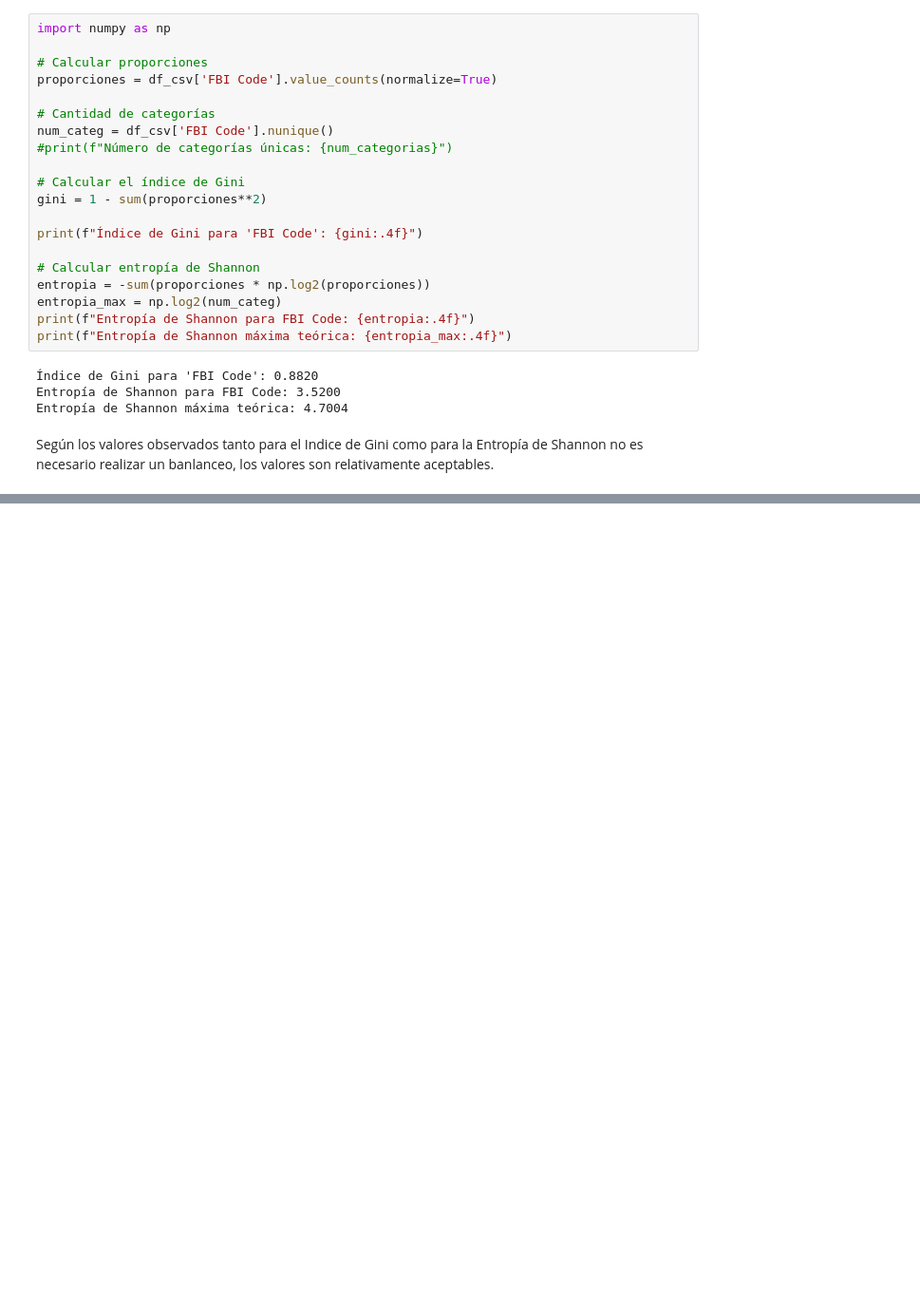
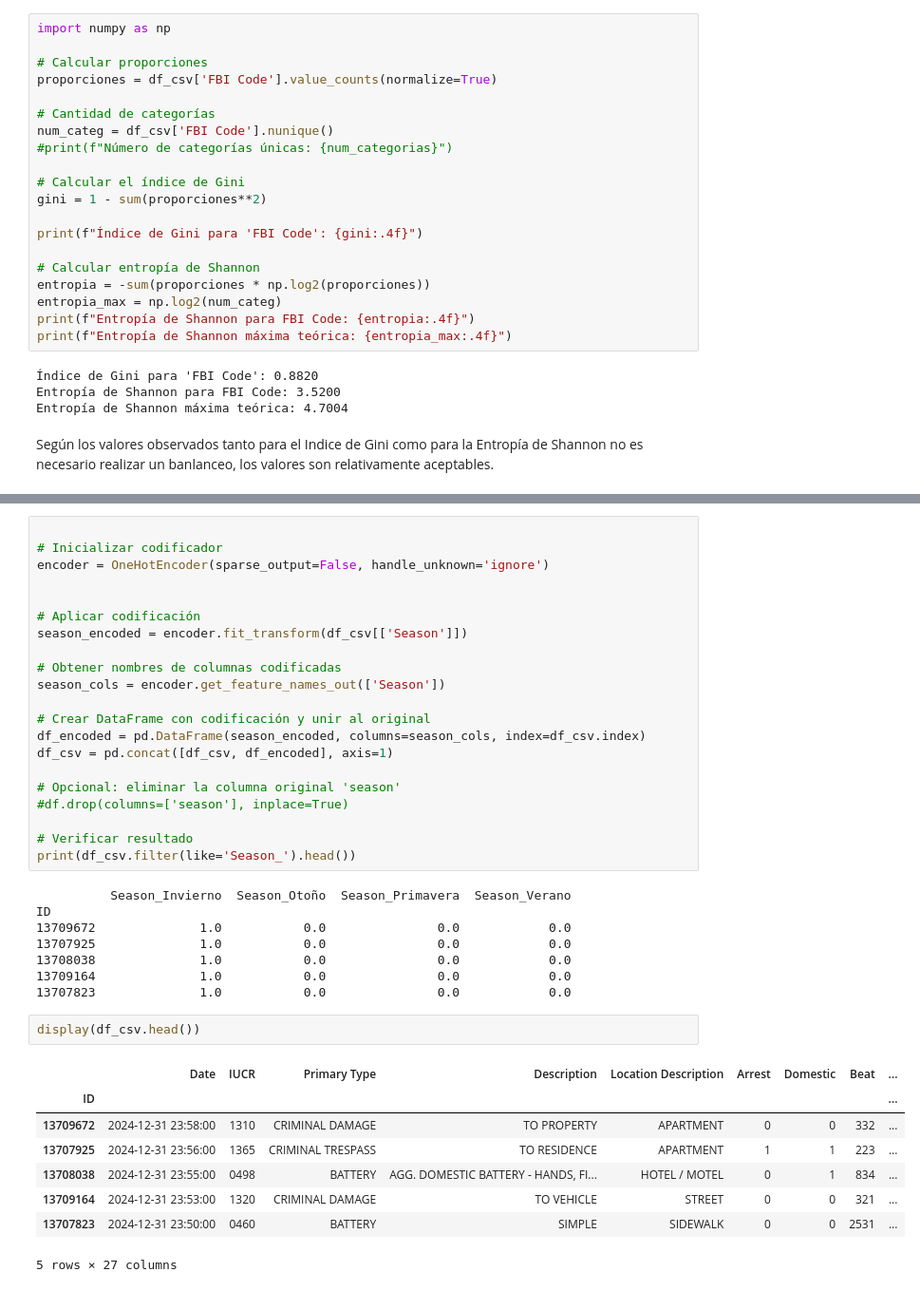
Before and after one commit to gjmv/CEIA_2025_B2_AdD_TP, a Jupyter notebook: TP_parte2.ipynb, the cells around one changed output, grey strips where cells are left out. Shown: that part at 95% size. Drawn from its saved outputs; the diff is of its cells as text; blank space fills up the shorter version.

Commit message:
Se agregan modificaciones a la codificación de var

```diff
--- a/TP_parte2.ipynb
+++ b/TP_parte2.ipynb
@@ -215,3 +274,43 @@ ID
 13708038      04B                 5
 13709164       14                16
 13707823      08B                10
+# %%
+
+# Inicializar codificador
+encoder = OneHotEncoder(sparse_output=False, handle_unknown='ignore')
+
+
+# Aplicar codificación
+season_encoded = encoder.fit_transform(df_csv[['Season']])
+
+# Obtener nombres de columnas codificadas
+season_cols = encoder.get_feature_names_out(['Season'])
+
+# Crear DataFrame con codificación y unir al original
+df_encoded = pd.DataFrame(season_encoded, columns=season_cols, index=df_csv.index)
+df_csv = pd.concat([df_csv, df_encoded], axis=1)
+
+# Opcional: eliminar la columna original 'season'
+#df.drop(columns=['season'], inplace=True)
+
+# Verificar resultado
+print(df_csv.filter(like='Season_').head())
+# %% [output]
+          Season_Invierno  Season_Otoño  Season_Primavera  Season_Verano
+ID
+13709672              1.0           0.0               0.0            0.0
+13707925              1.0           0.0               0.0            0.0
+13708038              1.0           0.0               0.0            0.0
+13709164              1.0           0.0               0.0            0.0
+13707823              1.0           0.0               0.0            0.0
+# %%
+display(df_csv.head())
+# %% [output]
+|  | Date | IUCR | Primary Type | Description | Location Description | Arrest | Domestic | Beat | ... |
+| ID |  |  |  |  |  |  |  |  | ... |
+| 13709672 | 2024-12-31 23:58:00 | 1310 | CRIMINAL DAMAGE | TO PROPERTY | APARTMENT | 0 | 0 | 332 | ... |
+| 13707925 | 2024-12-31 23:56:00 | 1365 | CRIMINAL TRESPASS | TO RESIDENCE | APARTMENT | 1 | 1 | 223 | ... |
+| 13708038 | 2024-12-31 23:55:00 | 0498 | BATTERY | AGG. DOMESTIC BATTERY - HANDS, FI... | HOTEL / MOTEL | 0 | 1 | 834 | ... |
+| 13709164 | 2024-12-31 23:53:00 | 1320 | CRIMINAL DAMAGE | TO VEHICLE | STREET | 0 | 0 | 321 | ... |
+| 13707823 | 2024-12-31 23:50:00 | 0460 | BATTERY | SIMPLE | SIDEWALK | 0 | 0 | 2531 | ... |
+5 rows × 27 columns
```
Also changed, not shown: parts of 7 cells of this notebook.
